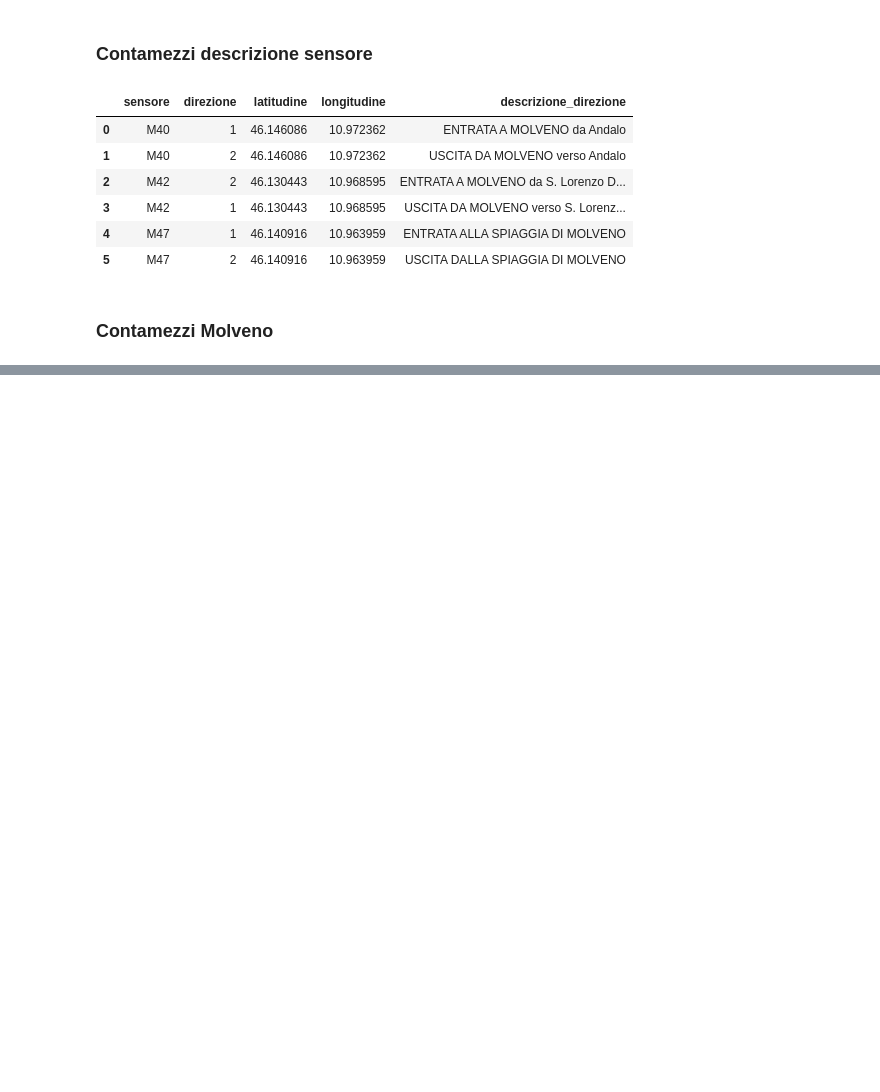
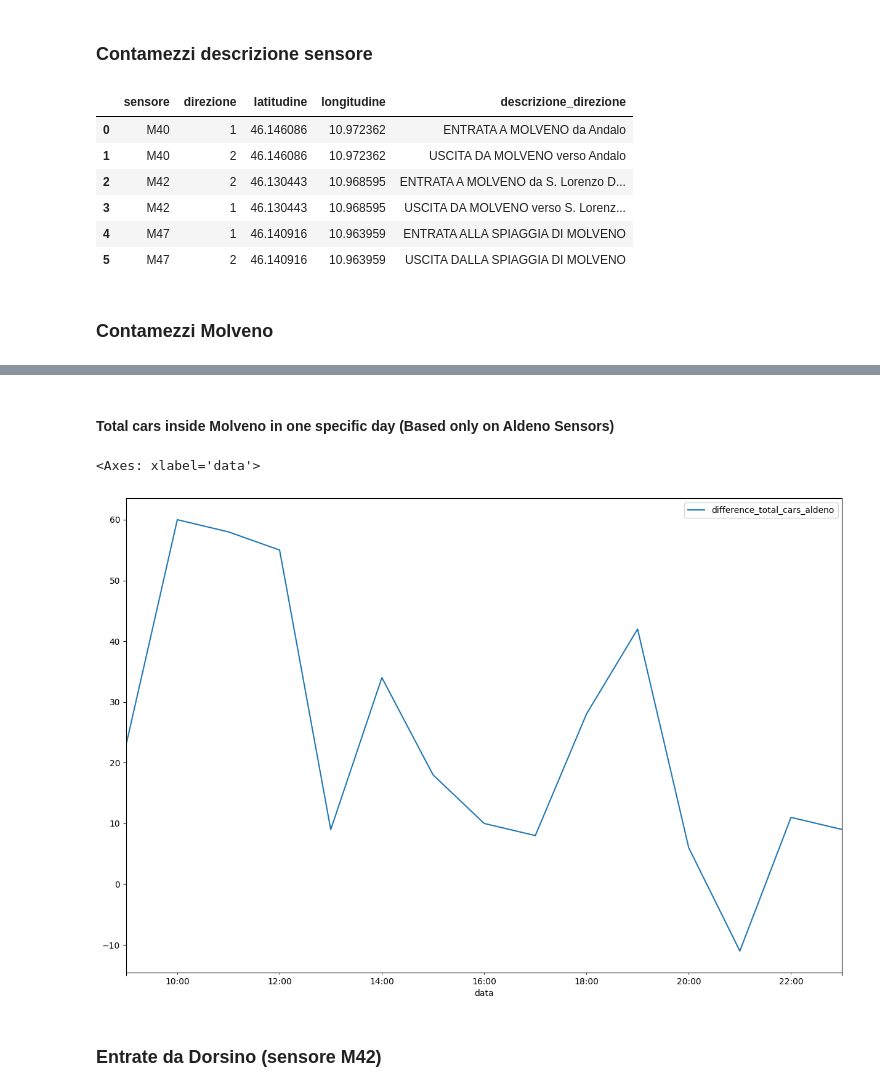
Before and after one commit to tn-aixpa/datiturismo, a Jupyter notebook: experiments/1.overtourism.ipynb, the cells around one changed output, grey strips where cells are left out. Cells and saved outputs as stored; diff of their text form; code cells hidden in the pictures; blank space fills up the shorter version.

```diff
--- a/experiments/1.overtourism.ipynb
+++ b/experiments/1.overtourism.ipynb
@@ -345,0 +515,13 @@ dtype: object
+# %%
+diff_aldeno_df = entrata_aldeno.merge(uscita_aldeno, on="data", suffixes=["_entrata_aldeno", "_uscita_aldeno"])
+diff_aldeno_df["difference_total_cars_aldeno"] = diff_aldeno_df["total_cars_entrata_aldeno"] - diff_aldeno_df["total_cars_uscita_aldeno"]
+diff_aldeno_df["difference_cl1_aldeno"] = diff_aldeno_df["cl1_entrata_aldeno"] - diff_aldeno_df["cl1_uscita_aldeno"]
+diff_aldeno_df["difference_cl2_aldeno"] = diff_aldeno_df["cl2_entrata_aldeno"] - diff_aldeno_df["cl2_uscita_aldeno"]
+diff_aldeno_df["difference_cl3_aldeno"] = diff_aldeno_df["cl3_entrata_aldeno"] - diff_aldeno_df["cl3_uscita_aldeno"]
+diff_aldeno_df["difference_cl4_aldeno"] = diff_aldeno_df["cl4_entrata_aldeno"] - diff_aldeno_df["cl4_uscita_aldeno"]
+diff_aldeno_df["difference_cl5_aldeno"] = diff_aldeno_df["cl5_entrata_aldeno"] - diff_aldeno_df["cl5_uscita_aldeno"]
+diff_aldeno_df = diff_aldeno_df[["data", "difference_total_cars_aldeno",
+                                 "difference_cl1_aldeno", "difference_cl2_aldeno", "difference_cl3_aldeno",
+                                 "difference_cl4_aldeno", "difference_cl5_aldeno"]]
+diff_aldeno_df["day"] = pd.to_datetime(pd.to_datetime(diff_aldeno_df["data"]).dt.date)
+diff_aldeno_df
@@ -345,0 +542,9 @@ dtype: object
+# %% [markdown]
+#### Total cars inside Molveno in one specific day (Based only on Aldeno Sensors)
+# %%
+diff_aldeno_df[diff_aldeno_df["day"] == SPECIFIC_DAY][["data", "difference_total_cars_aldeno"]].plot(x="data", figsize=(15, 10))
+# %% [output]
+<Axes: xlabel='data'>
+[figure, added]
+# %% [markdown]
+### Entrate da  Dorsino (sensore M42)
```
Also changed, not shown: parts of 36 cells of this notebook, 2 other files.
